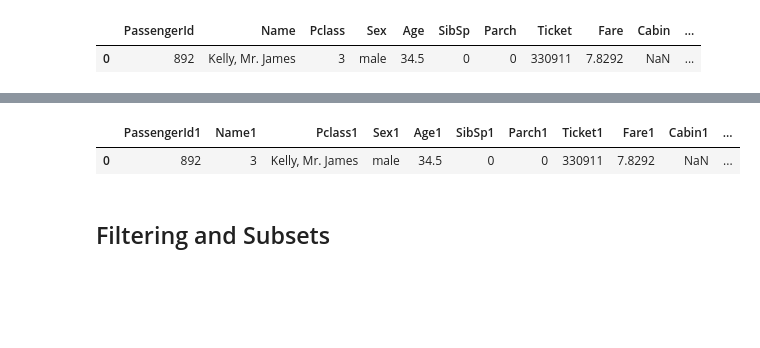
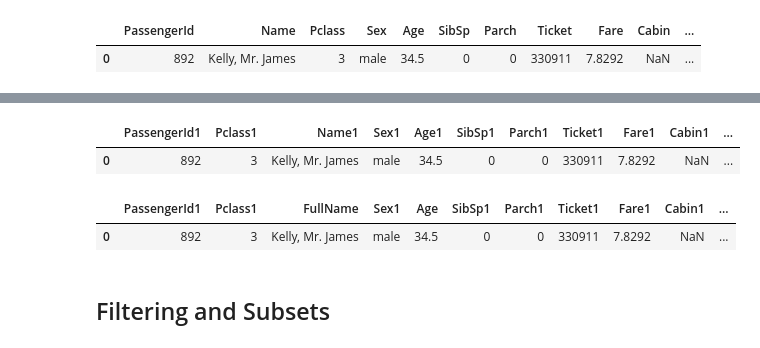
Before and after one commit to cjyi31/Basic-Python-Training, a Jupyter notebook: notebooks/02 Basic Data Cleaning and Manipulation (with Pandas Package).ipynb, the cells around one changed output, grey strips where cells are left out. Saved outputs shown, nothing was run; the diff lists cells and outputs as text; code cells hidden in the pictures; blank space fills up the shorter version.

```diff
--- a/notebooks/02 Basic Data Cleaning and Manipulation (with Pandas Package).ipynb
+++ b/notebooks/02 Basic Data Cleaning and Manipulation (with Pandas Package).ipynb
@@ -45,12 +70,20 @@ df1.head(1)
 # %%
 #Make a copy
 df1 = df.copy(deep=True)
 #Rename Columns (order of the columns are important here)
-df1.columns = ['PassengerId1','Name1','Pclass1','Sex1','Age1','SibSp1','Parch1','Ticket1','Fare1','Cabin1','Embarked1']
+#This method renames all columns
+df1.columns = ['PassengerId1','Pclass1','Name1','Sex1','Age1','SibSp1','Parch1','Ticket1','Fare1','Cabin1','Embarked1']
 df1.head(1)
 # %% [output]
-|  | PassengerId1 | Name1 | Pclass1 | Sex1 | Age1 | SibSp1 | Parch1 | Ticket1 | Fare1 | Cabin1 | ... |
+|  | PassengerId1 | Pclass1 | Name1 | Sex1 | Age1 | SibSp1 | Parch1 | Ticket1 | Fare1 | Cabin1 | ... |
 | 0 | 892 | 3 | Kelly, Mr. James | male | 34.5 | 0 | 0 | 330911 | 7.8292 | NaN | ... |
+# %%
+#To rename only one column/specific columns:
+df1.rename(columns={'Name1': 'FullName', 'Age1': 'Age'}, inplace=True)
+df1.head(1)
+# %% [output]
+|  | PassengerId1 | Pclass1 | FullName | Sex1 | Age | SibSp1 | Parch1 | Ticket1 | Fare1 | Cabin1 | ... |
+| 0 | 892 | 3 | Kelly, Mr. James | male | 34.5 | 0 | 0 | 330911 | 7.8292 | NaN | ... |
 # %% [markdown]
 ## Filtering and Subsets
 # %%
```
Also changed, not shown: parts of 20 cells of this notebook.
